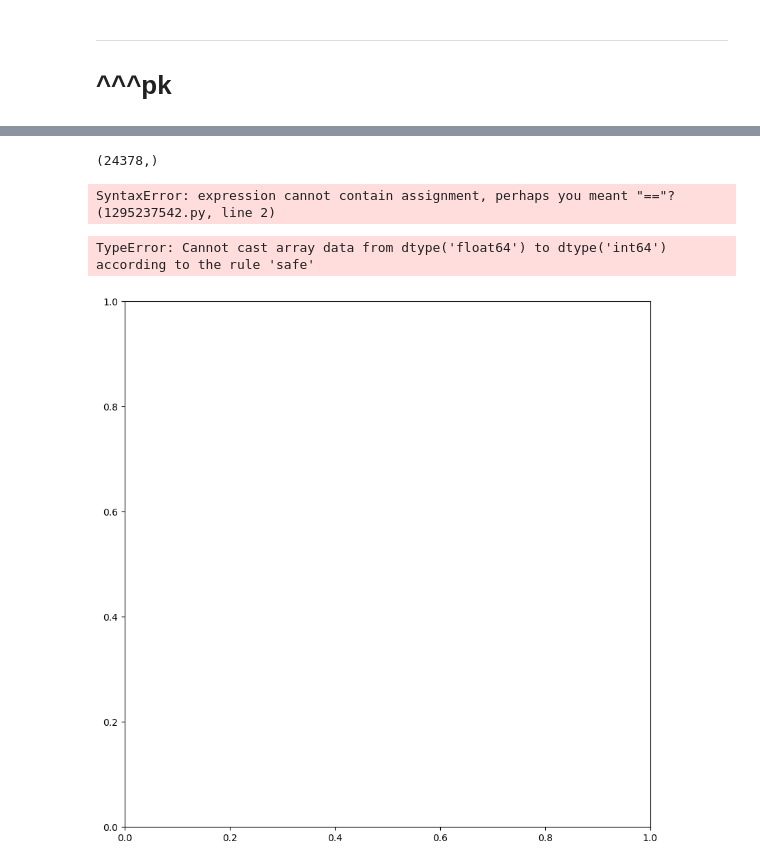
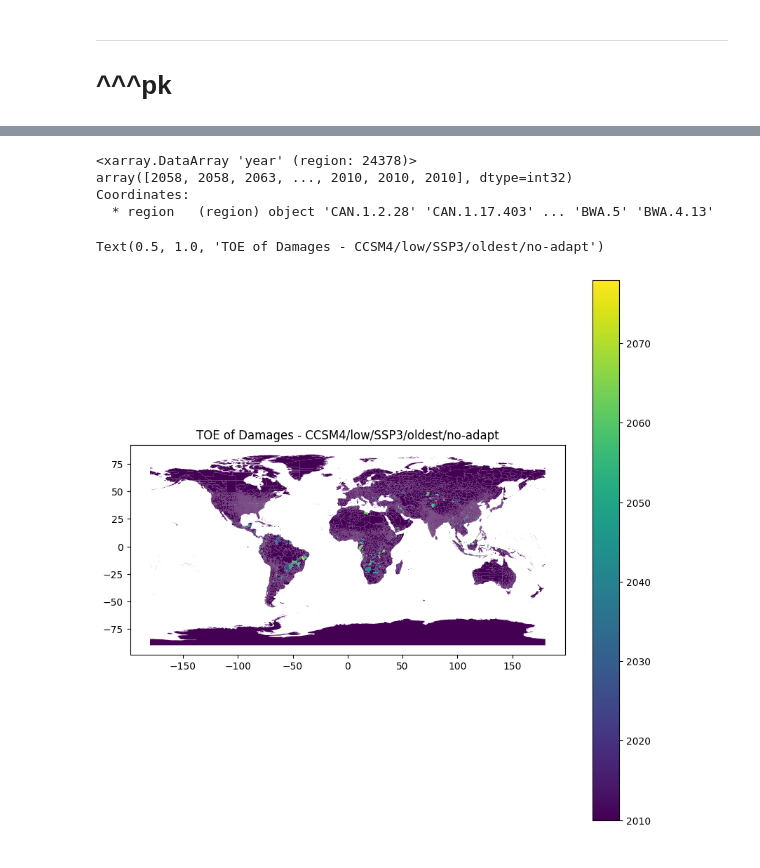
Before and after one commit to DanBlancoRutgers/Mortality_Project, a Jupyter notebook: notebooks/Brewsters_Code.ipynb, the cells around one changed output, grey strips where cells are left out. Drawn from its saved outputs; the diff is of its cells as text; code cells hidden in the pictures.

```diff
--- a/notebooks/Brewsters_Code.ipynb
+++ b/notebooks/Brewsters_Code.ipynb
@@ -121,14 +129,6 @@ rebased_qs.sel(region="BWA.7").plot.line(x="year")
 ##threshold = rebased_qs.sel(quantile=0.17, year=window).max(dim="year")
 ##mask_years_over_threshold = rebased_qs.sel(quantile=0.83, year=window) <= threshold
 ##earliest_threshold_year = mask_years_over_threshold.idxmax(dim="year")
-# %%
-window = slice(2010, 2100)
-
-threshold = rebased_qs.sel(quantile=0.17, year=2010)
-mask_years_over_threshold = rebased_qs.sel(quantile=0.83, year=window) <= threshold
-earliest_threshold_year = mask_years_over_threshold.idxmax(dim="year")
-array1 = earliest_threshold_year['region'].values
-array2 = earliest_threshold_year.values
 # %% [markdown]
 ---
 # 230922 pk
@@ -137,5 +138,7 @@ def fun_threshold(quant,yr):
     threshold = rebased_qs.sel(quantile=quant, year=yr)
     return threshold
 # %%
-mask_years_over_threshold1 = fun_threshold(0.83, window) <= fun_threshold(0.17, 2100)
-earliest_threshold_year1 = mask_years_over_threshold1.idxmax(dim="year")
+#damages
+mask_years_over_threshold_damages = fun_threshold(0.83, window) <= fun_threshold(0.17, 2100)
+earliest_threshold_year_damages = mask_years_over_threshold_damages.idxmax(dim="year")
+earliest_threshold_year_damages
@@ -164,4 +160,0 @@ SyntaxError: invalid syntax (1653632605.py, line 1)
-# %%
-array1.shape
-# %% [output]
-(24378,)
@@ -172,18 +161,24 @@ earliest_threshold_year2 = mask_years_over_threshold2.idxmax(dim="year")
-# %%
-##Find nearby value
-rebased_qs.sel(quantile[0]=0.17, year=2010)
-# %% [output]
-SyntaxError: expression cannot contain assignment, perhaps you meant "=="? (1295237542.py, line 2)
+# %%
+#benefits
+mask_years_over_threshold_benefits = fun_threshold(0.17, window) <= fun_threshold(0.83, 2100)
+earliest_threshold_year_benefits = mask_years_over_threshold_benefits.idxmax(dim="year")
+earliest_threshold_year_benefits
+# %% [output]
+<xarray.DataArray 'year' (region: 24378)>
+array([2058, 2058, 2063, ..., 2010, 2010, 2010], dtype=int32)
+Coordinates:
+  * region   (region) object 'CAN.1.2.28' 'CAN.1.17.403' ... 'BWA.5' 'BWA.4.13'
 # %%
-sf['TOE_benefits'] = earliest_threshold_year
-sf['TOE_damages'] = earliest_threshold_year2
+sf['TOE_benefits'] = earliest_threshold_year_benefits
+sf['TOE_damages'] = earliest_threshold_year_damages
 # %%
 # Plot the GeoDataFrame
 fig, ax = plt.subplots(figsize=(10, 10))
 sf.plot(column="TOE_damages",ax=ax,legend=True)
+plt.title('TOE of Damages - CCSM4/low/SSP3/oldest/no-adapt')
 # %% [output]
-TypeError: Cannot cast array data from dtype('float64') to dtype('int64') according to the rule 'safe'
+Text(0.5, 1.0, 'TOE of Damages - CCSM4/low/SSP3/oldest/no-adapt')
-[figure, old version]
+[figure, new version]
 # %%
 # Plot the GeoDataFrame
 fig, ax = plt.subplots(figsize=(10, 10))
```
Also changed, not shown: parts of 8 cells of this notebook.
